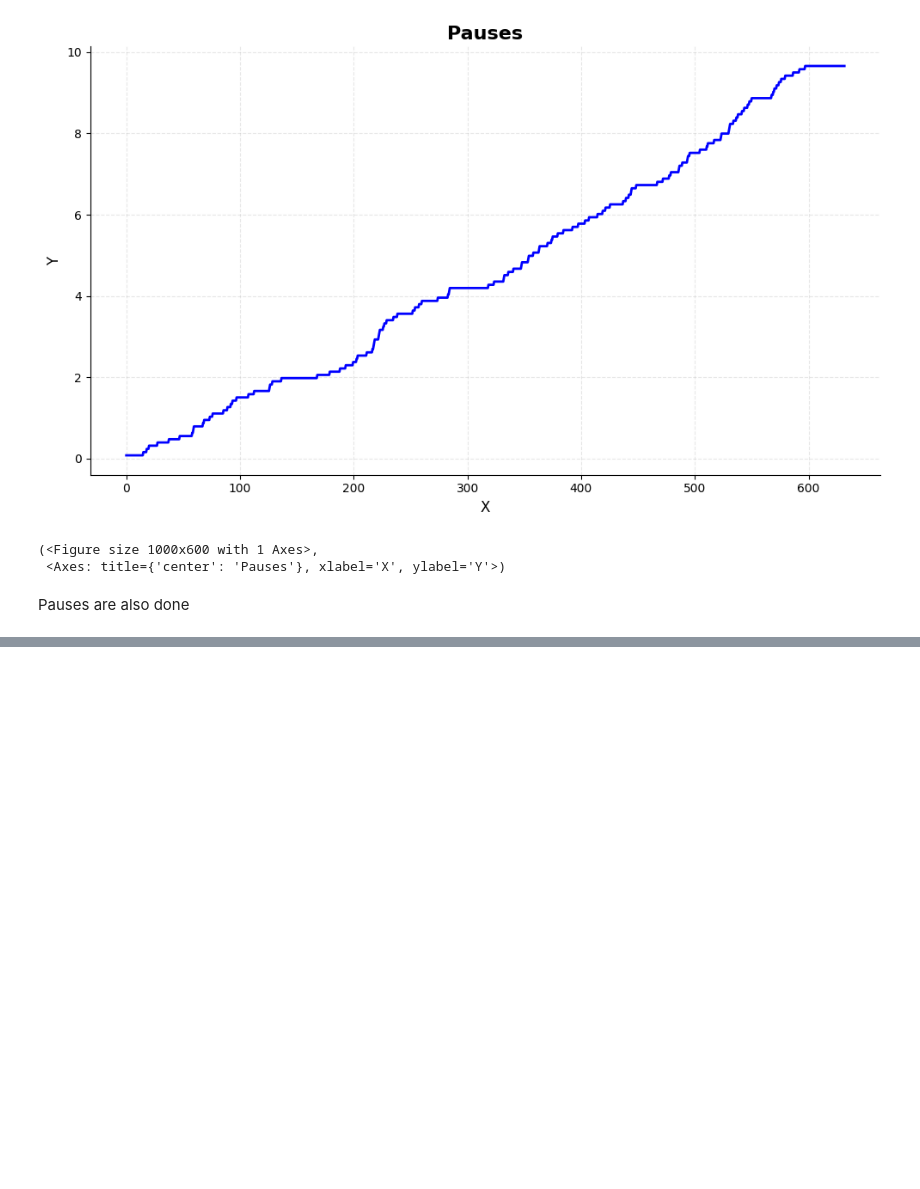
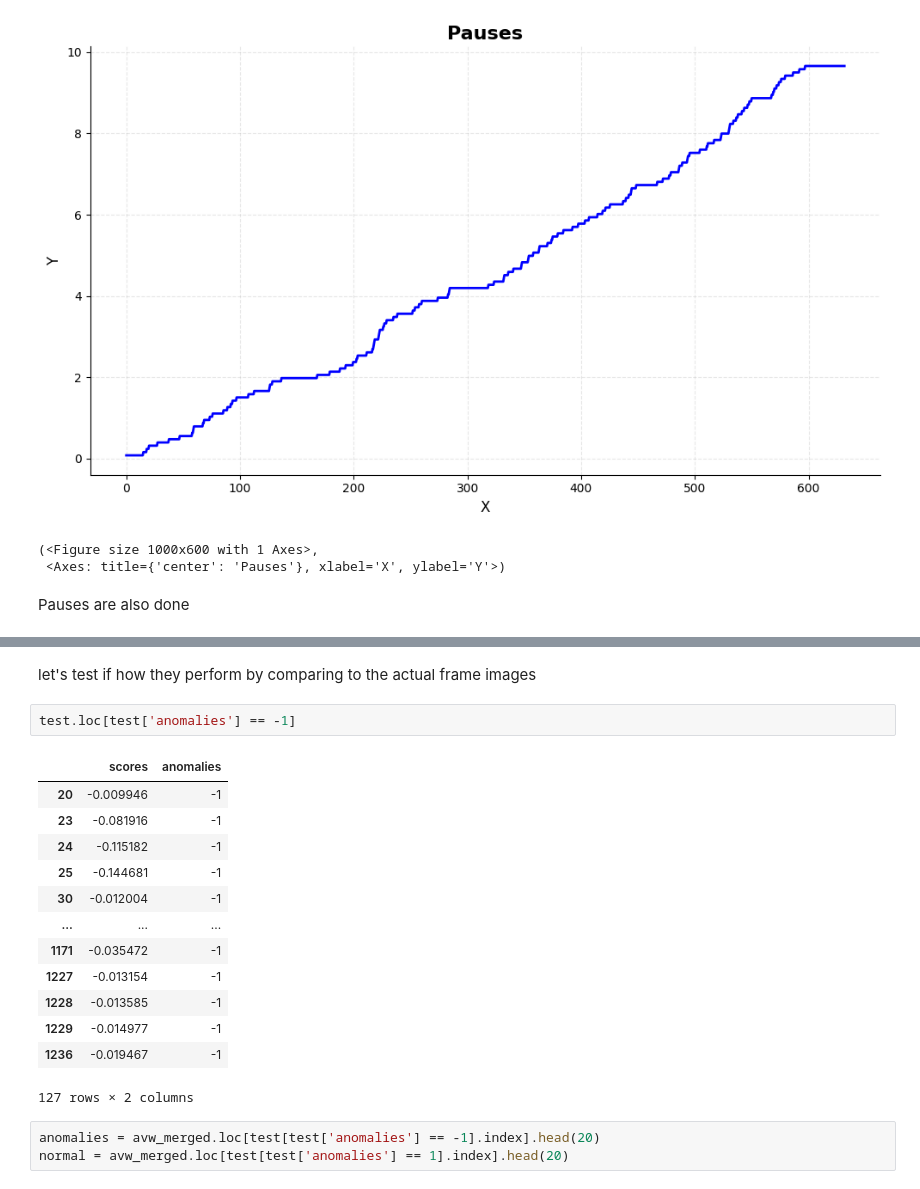
Before and after one commit to Ak62007/Multimodel-Reasoning, a Jupyter notebook: notebooks/master_df_ana.ipynb, the cells around one changed output, grey strips where cells are left out. Drawn from its saved outputs; the diff is of its cells as text; blank space fills up the shorter version.

```diff
--- a/notebooks/master_df_ana.ipynb
+++ b/notebooks/master_df_ana.ipynb
@@ -285,0 +440,21 @@ Pauses are also done
+# %% [markdown]
+let's test if how they perform by comparing to the actual frame images
+# %%
+test.loc[test['anomalies'] == -1]
+# %% [output]
+|  | scores | anomalies |
+| 20 | -0.009946 | -1 |
+| 23 | -0.081916 | -1 |
+| 24 | -0.115182 | -1 |
+| 25 | -0.144681 | -1 |
+| 30 | -0.012004 | -1 |
+| ... | ... | ... |
+| 1171 | -0.035472 | -1 |
+| 1227 | -0.013154 | -1 |
+| 1228 | -0.013585 | -1 |
+| 1229 | -0.014977 | -1 |
+| 1236 | -0.019467 | -1 |
+127 rows × 2 columns
+# %%
+anomalies = avw_merged.loc[test[test['anomalies'] == -1].index].head(20)
+normal = avw_merged.loc[test[test['anomalies'] == 1].index].head(20)
```
Also changed, not shown: parts of 28 cells of this notebook, 2 other files.
